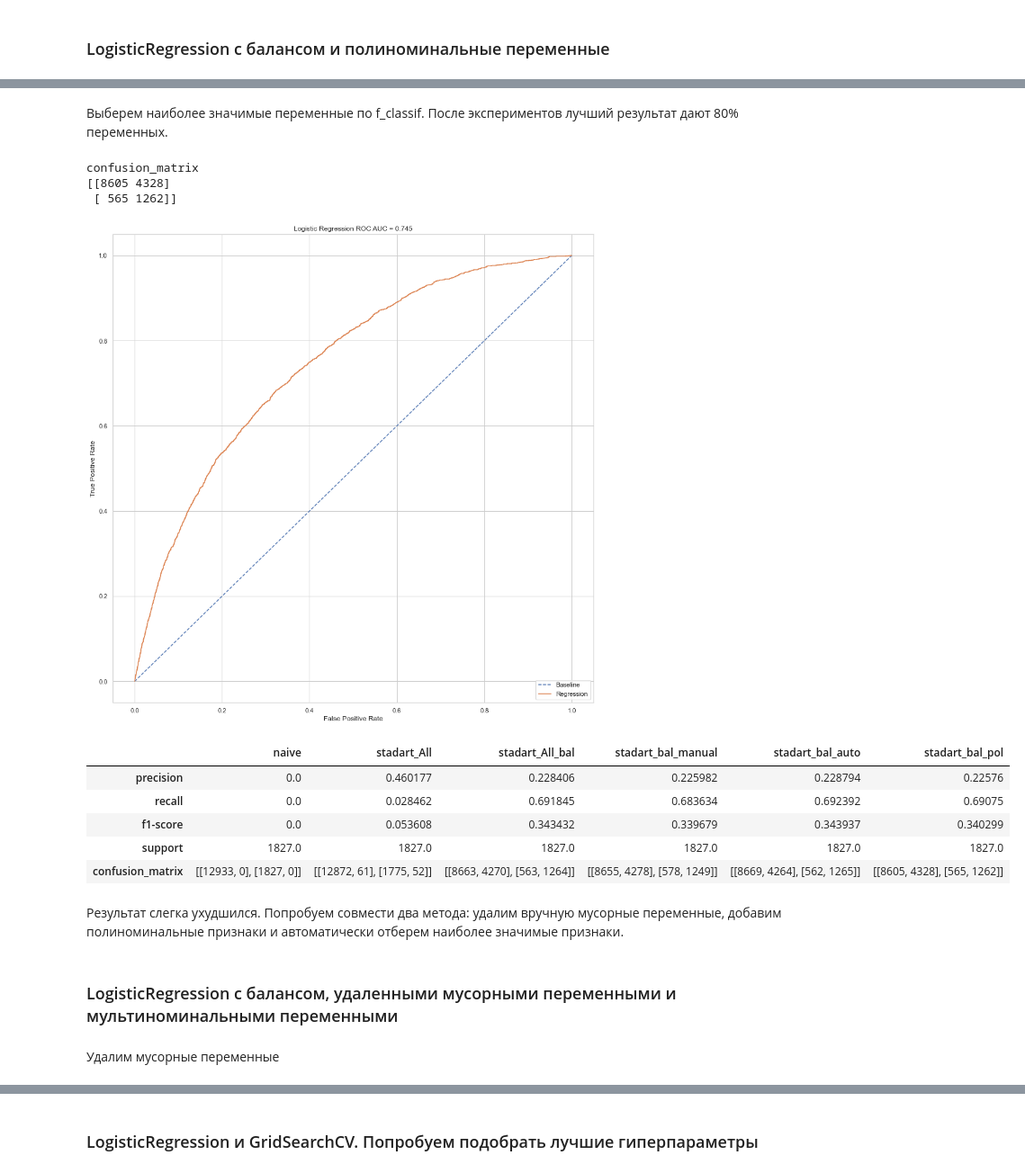
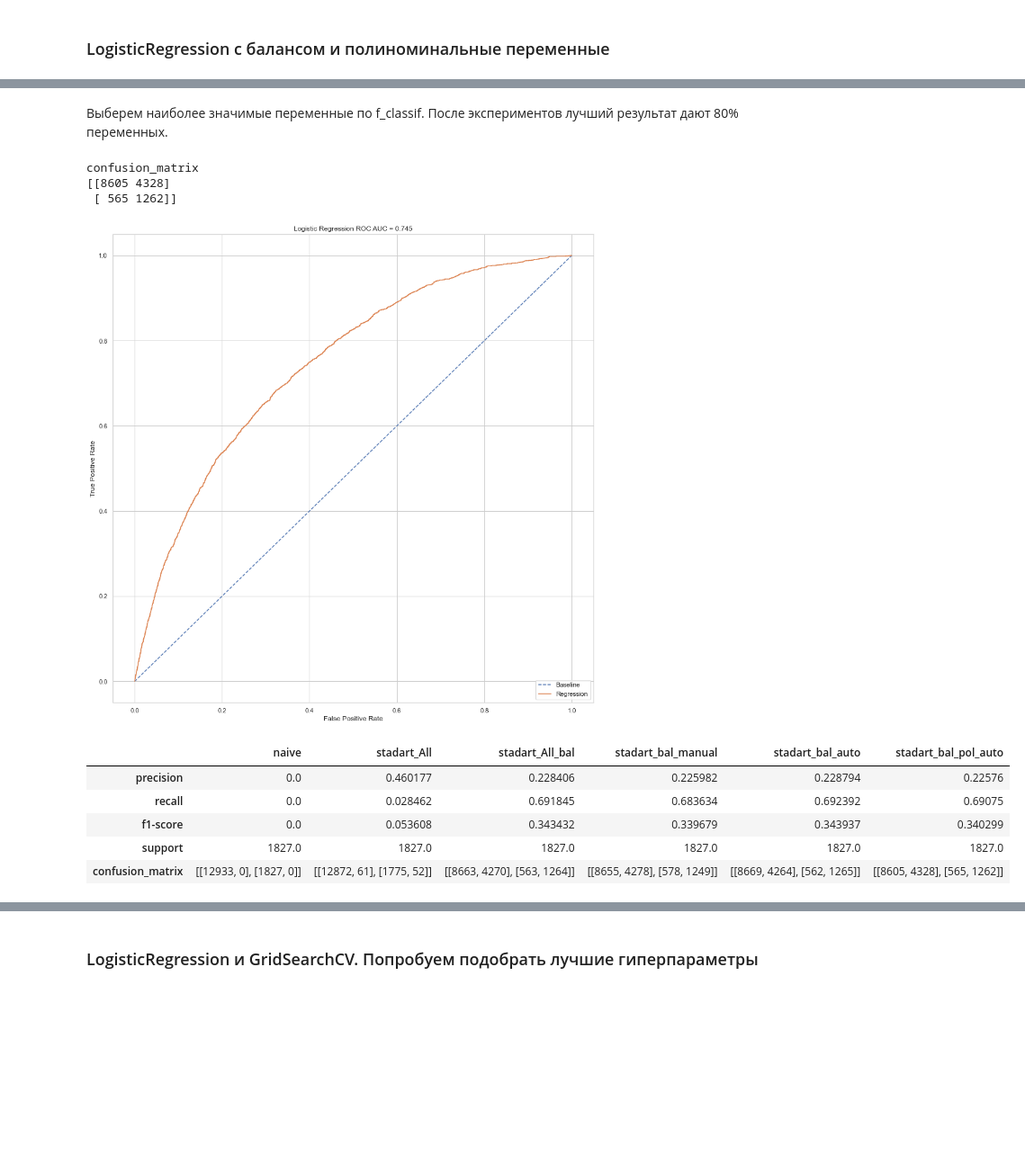
Before and after one commit to EvgeniyBerdyugin/SkillFactory-dspr-40, a Jupyter notebook: module_5/project_5_scoring.ipynb, the cells around one changed output, grey strips where cells are left out. Shown at 90% size. Saved outputs shown, nothing was run; the diff lists cells and outputs as text; code cells hidden in the pictures; blank space fills up the shorter version.

```diff
--- a/module_5/project_5_scoring.ipynb
+++ b/module_5/project_5_scoring.ipynb
@@ -705,8 +705,8 @@ data = data.join(data_pol)
 data = pd.get_dummies(data, columns=cat_cols)
 # %%
 data = data.drop(['sample', 'default'], axis=1)
-# %% [markdown]
-Выберем наиболее значимые переменные по f_classif. После экспериментов лучший результат дают 80% переменных.
+# %% [markdown]
+Выберем наиболее значимые переменные по f_classif. После экспериментов лучший результат дают 80% переменных.
 # %%
 y = default
 data = SelectPercentile(f_classif, percentile=80).fit_transform(data, y)
@@ -729,39 +729,35 @@ X_train, X_test, y_train, y_test = train_test_split(X, y, test_size=0.2, random_
 # %%
 model = LogisticRegression(class_weight='balanced')
 model.fit(X_train, y_train)
 y_pred = model.predict(X_test)
 
 print('confusion_matrix', confusion_matrix(y_test, y_pred), sep='\n')
 
 probs = model.predict_proba(X_test)
 fpr, tpr, threshold = roc_curve(y_test, probs[:,1])
 roc_auc = roc_auc_score(y_test, probs[:,1])
 
 plt.figure()
 plt.plot([0, 1], label='Baseline', linestyle='--')
 plt.plot(fpr, tpr, label = 'Regression')
 plt.title('Logistic Regression ROC AUC = %0.3f' % roc_auc)
 plt.ylabel('True Positive Rate')
 plt.xlabel('False Positive Rate')
 plt.legend(loc = 'lower right')
 plt.show()
 
-data_report['stadart_bal_pol'] = pd.DataFrame(pd.DataFrame(classification_report(y_test, y_pred, output_dict=True))['1'])
+data_report['stadart_bal_pol_auto'] = pd.DataFrame(pd.DataFrame(classification_report(y_test, y_pred, output_dict=True))['1'])
 data_report = data_report.astype(object)
-data_report['stadart_bal_pol']['confusion_matrix'] = confusion_matrix(y_test, y_pred)
+data_report['stadart_bal_pol_auto']['confusion_matrix'] = confusion_matrix(y_test, y_pred)
 data_report
 # %% [output]
 confusion_matrix
 [[8605 4328]
  [ 565 1262]]
 [figure]
-|  | naive | stadart_All | stadart_All_bal | stadart_bal_manual | stadart_bal_auto | stadart_bal_pol |
+|  | naive | stadart_All | stadart_All_bal | stadart_bal_manual | stadart_bal_auto | stadart_bal_pol_auto |
 | precision | 0.0 | 0.460177 | 0.228406 | 0.225982 | 0.228794 | 0.22576 |
 | recall | 0.0 | 0.028462 | 0.691845 | 0.683634 | 0.692392 | 0.69075 |
 | f1-score | 0.0 | 0.053608 | 0.343432 | 0.339679 | 0.343937 | 0.340299 |
 | support | 1827.0 | 1827.0 | 1827.0 | 1827.0 | 1827.0 | 1827.0 |
 | confusion_matrix | [[12933, 0], [1827, 0]] | [[12872, 61], [1775, 52]] | [[8663, 4270], [563, 1264]] | [[8655, 4278], [578, 1249]] | [[8669, 4264], [562, 1265]] | [[8605, 4328], [565, 1262]] |
-# %% [markdown]
-Результат слегка ухудшился. Попробуем совмести два метода: удалим вручную мусорные переменные, добавим полиноминальные признаки и автоматически отберем наиболее значимые признаки.
-# %% [markdown]
-### LogisticRegression с балансом, удаленными мусорными переменными и мультиноминальными переменными
@@ -770,2 +763,0 @@ data = data1
-# %% [markdown]
-Удалим мусорные переменные
```
Also changed, not shown: parts of 68 cells of this notebook.
